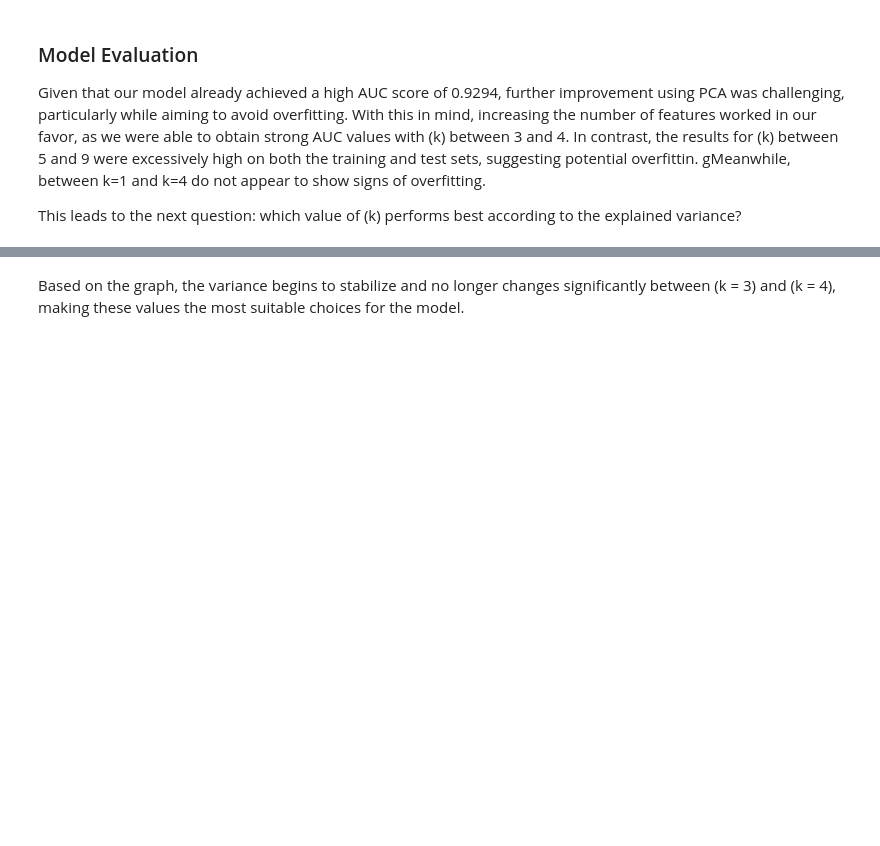
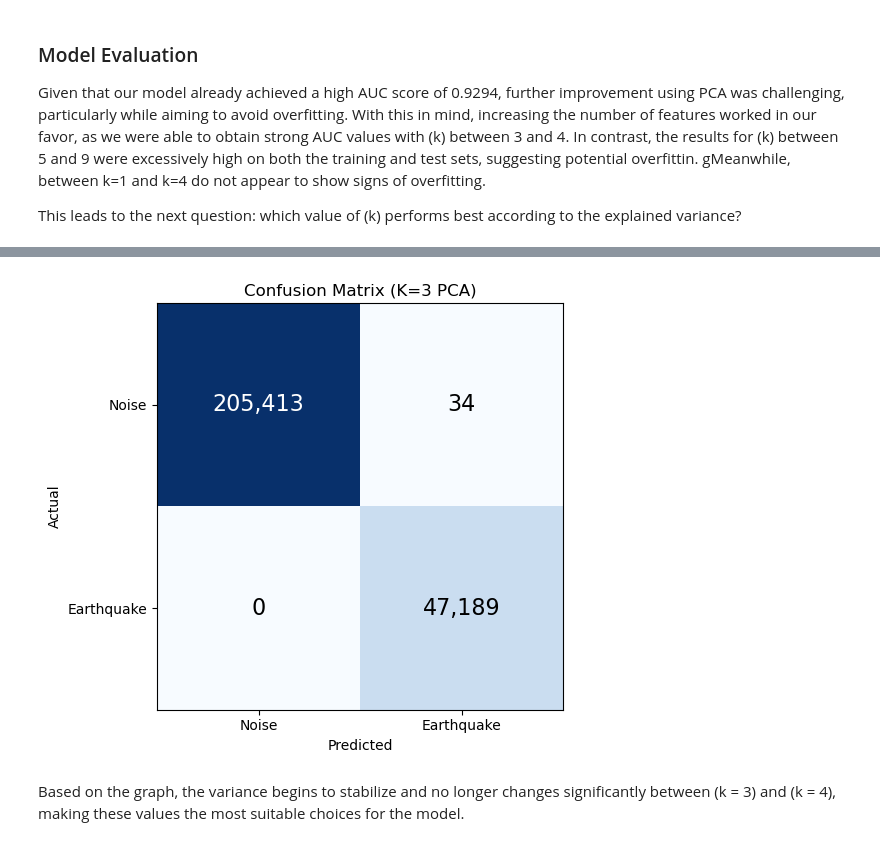
Before and after one commit to Marcomont01/stead-spark-data-exploration, a Jupyter notebook: Notebook.ipynb, the cells around one changed output, grey strips where cells are left out. Drawn from its saved outputs; the diff is of its cells as text; code cells hidden in the pictures; blank space fills up the shorter version.

```diff
--- a/Notebook.ipynb
+++ b/Notebook.ipynb
@@ -820,3 +900,26 @@ NameError: name 'variances' is not defined
+# %%
+# Confusion matrix as a heatmap
+cm = np.array([[tn, fp], [fn, tp]])
+
+fig, ax = plt.subplots(figsize=(6, 5))
+ax.imshow(cm, cmap="Blues")
+
+ax.set_xticks([0, 1])
+ax.set_yticks([0, 1])
+ax.set_xticklabels(["Noise", "Earthquake"])
+ax.set_yticklabels(["Noise", "Earthquake"])
+ax.set_xlabel("Predicted")
+ax.set_ylabel("Actual")
+ax.set_title("Confusion Matrix (K=3 PCA)")
+
+for i in range(2):
+    for j in range(2):
+        ax.text(j, i, f"{cm[i, j]:,}", ha="center", va="center", fontsize=16,
+                color="white" if cm[i, j] > cm.max() / 2 else "black")
+plt.tight_layout()
+plt.show()
+# %% [output]
+[figure, added]
 # %% [markdown]
 Based on the graph, the variance begins to stabilize and no longer changes significantly between \(k = 3\) and \(k = 4\), making these values the most suitable choices for the model.
 # %% [markdown]
```
Also changed, not shown: parts of 13 cells of this notebook.
